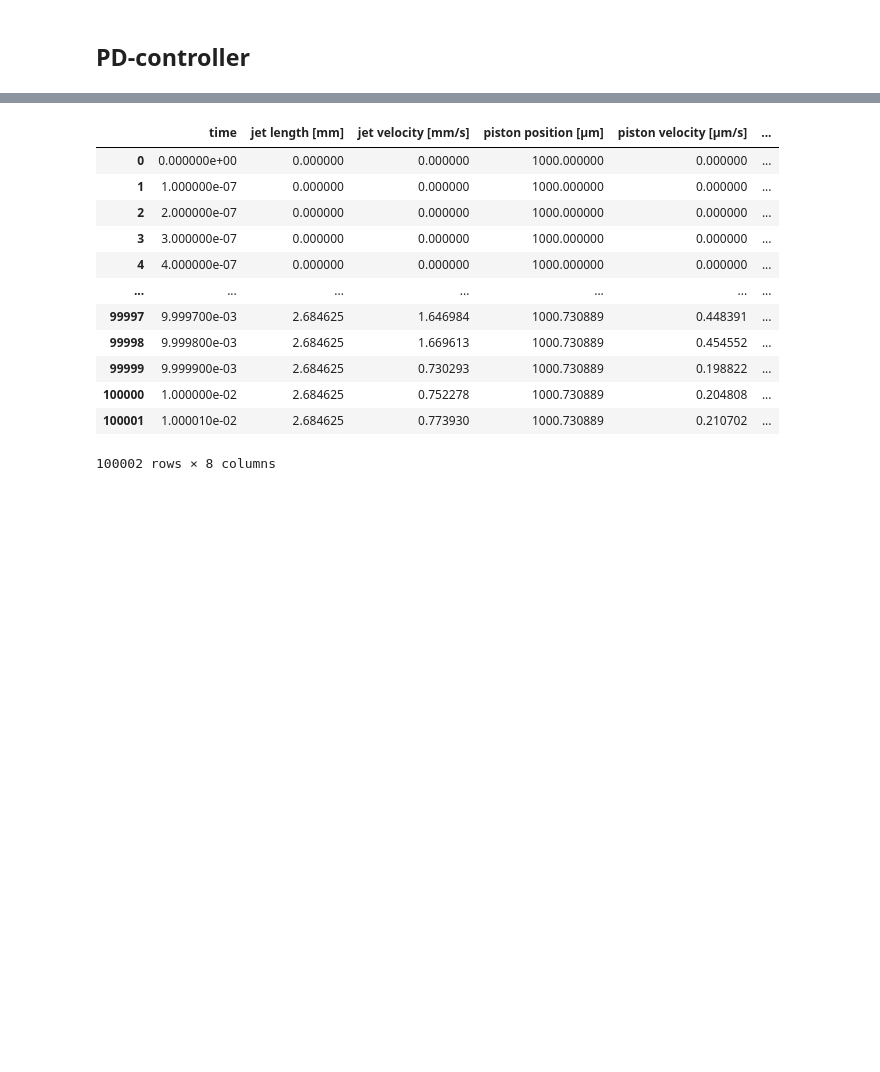
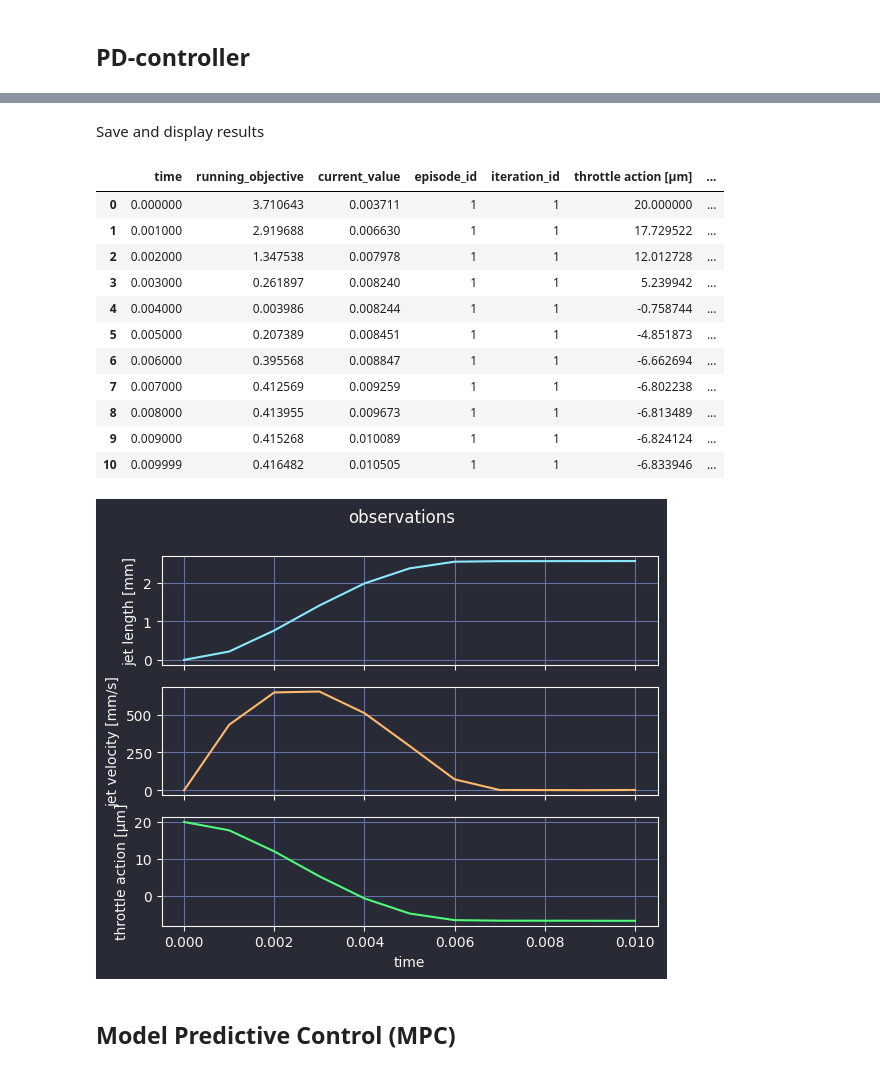
Before and after one commit to mvulf/acm-project, a Jupyter notebook: main.ipynb, the cells around one changed output, grey strips where cells are left out. Drawn from its saved outputs; the diff is of its cells as text; code cells hidden in the pictures; blank space fills up the shorter version.

```diff
--- a/main.ipynb
+++ b/main.ipynb
@@ -133,16 +128,27 @@ state_trajectory_pd = callbacks[0].data
-# %%
-state_trajectory_pd
-# %% [output]
-|  | time | jet length [mm] | jet velocity [mm/s] | piston position [µm] | piston velocity [µm/s] | ... |
-| 0 | 0.000000e+00 | 0.000000 | 0.000000 | 1000.000000 | 0.000000 | ... |
-| 1 | 1.000000e-07 | 0.000000 | 0.000000 | 1000.000000 | 0.000000 | ... |
-| 2 | 2.000000e-07 | 0.000000 | 0.000000 | 1000.000000 | 0.000000 | ... |
-| 3 | 3.000000e-07 | 0.000000 | 0.000000 | 1000.000000 | 0.000000 | ... |
-| 4 | 4.000000e-07 | 0.000000 | 0.000000 | 1000.000000 | 0.000000 | ... |
-| ... | ... | ... | ... | ... | ... | ... |
-| 99997 | 9.999700e-03 | 2.684625 | 1.646984 | 1000.730889 | 0.448391 | ... |
-| 99998 | 9.999800e-03 | 2.684625 | 1.669613 | 1000.730889 | 0.454552 | ... |
-| 99999 | 9.999900e-03 | 2.684625 | 0.730293 | 1000.730889 | 0.198822 | ... |
-| 100000 | 1.000000e-02 | 2.684625 | 0.752278 | 1000.730889 | 0.204808 | ... |
-| 100001 | 1.000010e-02 | 2.684625 | 0.773930 | 1000.730889 | 0.210702 | ... |
-100002 rows × 8 columns
+# %% [markdown]
+Save and display results
+# %%
+state_trajectory_pd = callbacks[0].data
+observations_pd = callbacks[-1].data.iloc[:,:-2]
+display(observations_pd)
+callbacks[-1].plot(name="observations"); # Replace plot to own plot function!
+
+# Clean callback
+callbacks[0].reset()
+callbacks[-1].clear_recent_data()
+# %% [output]
+|  | time | running_objective | current_value | episode_id | iteration_id | throttle action [µm] | ... |
+| 0 | 0.000000 | 3.710643 | 0.003711 | 1 | 1 | 20.000000 | ... |
+| 1 | 0.001000 | 2.919688 | 0.006630 | 1 | 1 | 17.729522 | ... |
+| 2 | 0.002000 | 1.347538 | 0.007978 | 1 | 1 | 12.012728 | ... |
+| 3 | 0.003000 | 0.261897 | 0.008240 | 1 | 1 | 5.239942 | ... |
+| 4 | 0.004000 | 0.003986 | 0.008244 | 1 | 1 | -0.758744 | ... |
+| 5 | 0.005000 | 0.207389 | 0.008451 | 1 | 1 | -4.851873 | ... |
+| 6 | 0.006000 | 0.395568 | 0.008847 | 1 | 1 | -6.662694 | ... |
+| 7 | 0.007000 | 0.412569 | 0.009259 | 1 | 1 | -6.802238 | ... |
+| 8 | 0.008000 | 0.413955 | 0.009673 | 1 | 1 | -6.813489 | ... |
+| 9 | 0.009000 | 0.415268 | 0.010089 | 1 | 1 | -6.824124 | ... |
+| 10 | 0.009999 | 0.416482 | 0.010505 | 1 | 1 | -6.833946 | ... |
+[figure, added]
+# %% [markdown]
+## Model Predictive Control (MPC)
```
Also changed, not shown: parts of 9 cells of this notebook, 8 other files.
